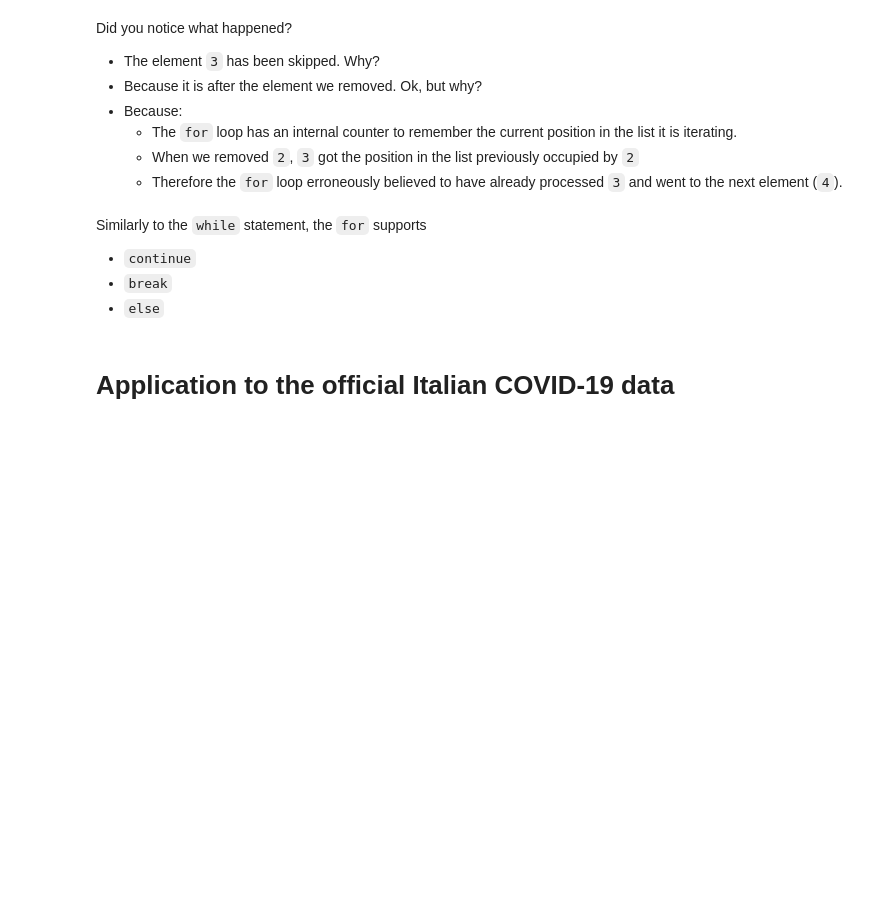
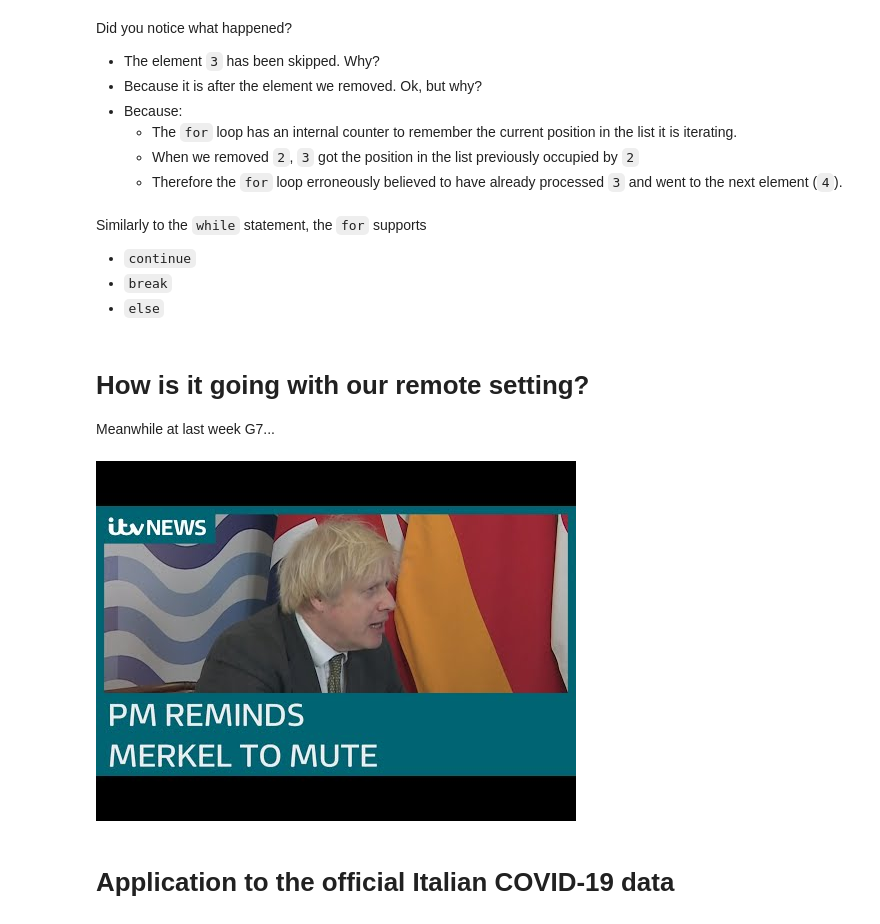
Before and after one commit to EMbeDS-education/StatsAndComputing20202021, a Jupyter notebook: IPDP/jupyter/jupyterNotebooks/04ControlAndRepetitionStatements.ipynb, the cells around one changed output. Drawn from its saved outputs; the diff is of its cells as text; code cells hidden in the pictures; blank space fills up the shorter version.

```diff
--- a/IPDP/jupyter/jupyterNotebooks/04ControlAndRepetitionStatements.ipynb
+++ b/IPDP/jupyter/jupyterNotebooks/04ControlAndRepetitionStatements.ipynb
@@ -517,6 +517,15 @@ Similarly to the `while` statement, the `for` supports
 * `continue`
 * `break`
 * `else`
+# %% [markdown]
+# How is it going with our remote setting?
+Meanwhile at last week G7...
+# %%
+from IPython.display import Audio,Image, YouTubeVideo
+id='_g6jAnLD2r0' #https://www.youtube.com/watch?v=_g6jAnLD2r0&ab_channel=ITVNews
+YouTubeVideo(id=id,width=600,height=300)
+# %% [output]
+[figure, added]
 # %% [markdown]
 # Application to the official Italian COVID-19 data
 # %% [markdown]
```
Also changed, not shown: 1 other file.
